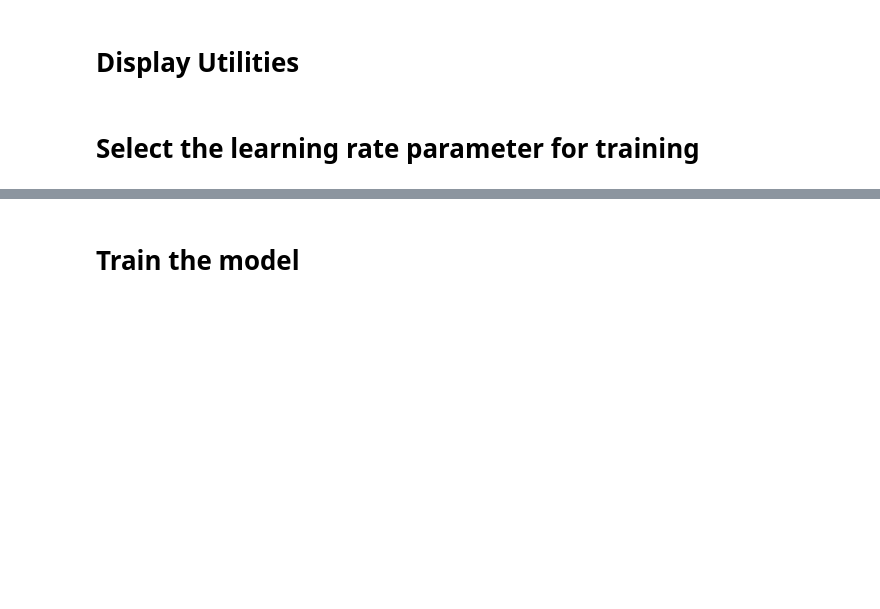
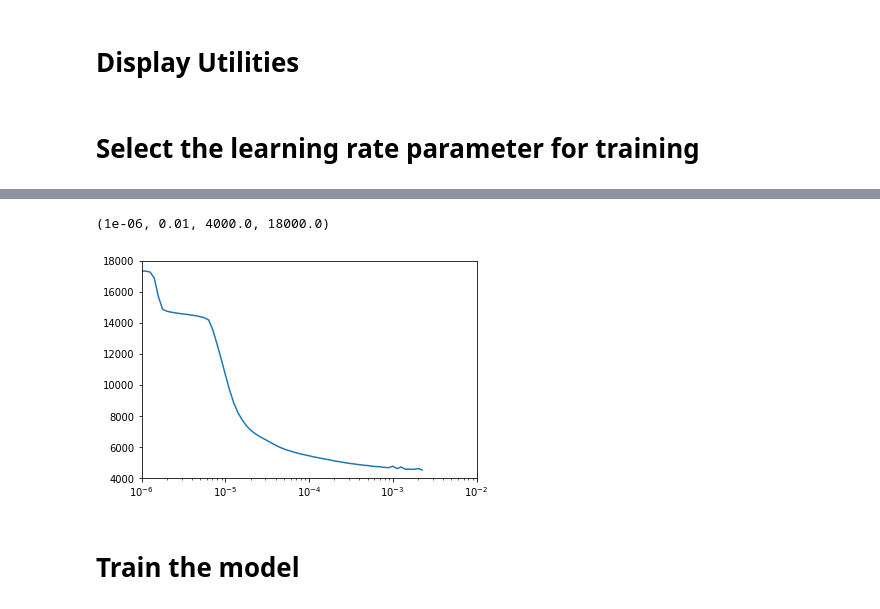
Before and after one commit to lamd91/VAE_DA, a Jupyter notebook: VAE_SinuousChannelsImages_TPUStrategy.ipynb, the cells around one changed output, grey strips where cells are left out. Saved outputs shown, nothing was run; the diff lists cells and outputs as text; code cells hidden in the pictures; blank space fills up the shorter version.

```diff
--- a/VAE_SinuousChannelsImages_TPUStrategy.ipynb
+++ b/VAE_SinuousChannelsImages_TPUStrategy.ipynb
@@ -46 +57,13 @@ INFO:tensorflow:*** Num TPU Workers: 1
+# %%
+# Define global constants
+
+BATCH_SIZE_PER_REPLICA = 64
+BATCH_SIZE = BATCH_SIZE_PER_REPLICA * strategy.num_replicas_in_sync
+LATENT_DIM = 32
+EPOCHS = 50
+IMAGE_HEIGHT = 50
+IMAGE_WIDTH = 500
+NUM_CHANNELS = 1
+NUM_EXAMPLES = 40000 # set to value below 50000 to avoid exceeding memory limits
+TEST_SIZE = 0.05
 # %% [markdown]
@@ -531,7 +572,10 @@ history = vae.fit(train_dataset, epochs=100, verbose=1, callbacks=[lr_schedule])
 # %%
 # Plot losses against learning rates
 plt.semilogx(vae.history.history['lr'], vae.history.history['loss'])
-plt.axis([1e-6, 0.01, 1700, 2300])
+plt.axis([1e-6, 0.01, 4000, 18000])
+# %% [output]
+(1e-06, 0.01, 4000.0, 18000.0)
+[figure, added]
 # %% [markdown]
 # Train the model
 # %%
```
Also changed, not shown: parts of 31 cells of this notebook.
